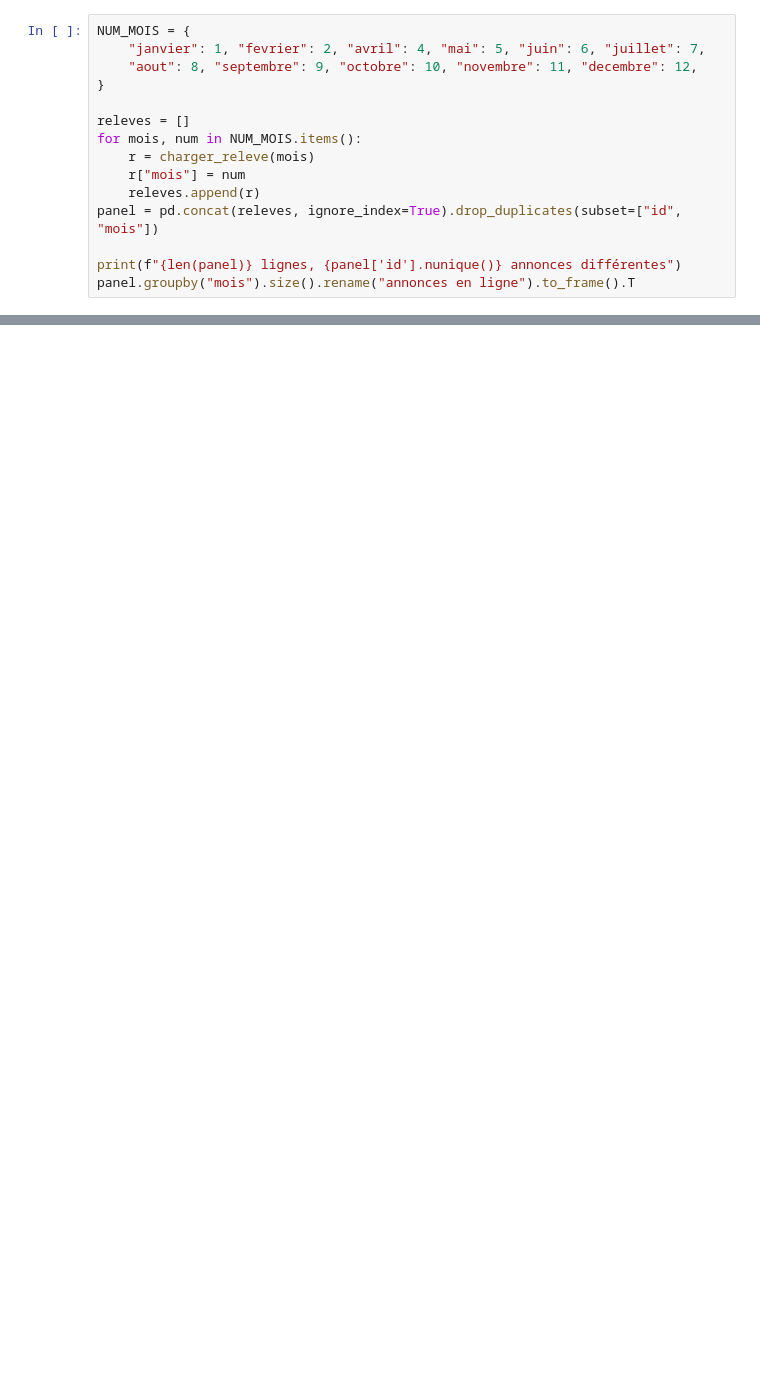
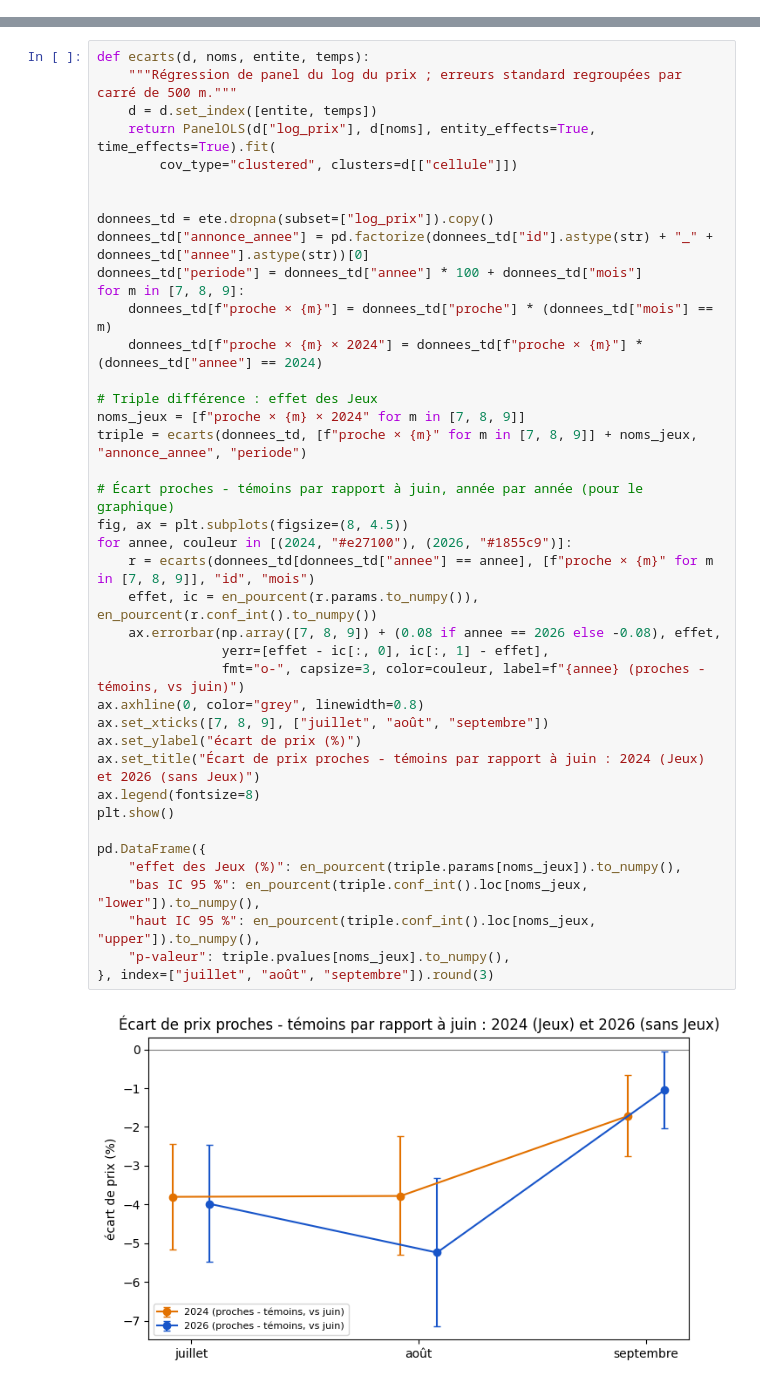
Before and after one commit to othmanerazki/Paris-2024-effet-olympique-sur-le-march-Airbnb, a Jupyter notebook: regression_sur_le_prix.ipynb, the cells around one changed output, grey strips where cells are left out. Drawn from its saved outputs; the diff is of its cells as text; blank space fills up the shorter version.

```diff
--- a/regression_sur_le_prix.ipynb
+++ b/regression_sur_le_prix.ipynb
@@ -457,15 +0,0 @@ On empile les 11 relevés de 2024 (pas de mois 3). Les relevés sont collectés
-# %%
-NUM_MOIS = {
-    "janvier": 1, "fevrier": 2, "avril": 4, "mai": 5, "juin": 6, "juillet": 7,
-    "aout": 8, "septembre": 9, "octobre": 10, "novembre": 11, "decembre": 12,
-}
-
-releves = []
-for mois, num in NUM_MOIS.items():
-    r = charger_releve(mois)
-    r["mois"] = num
-    releves.append(r)
-panel = pd.concat(releves, ignore_index=True).drop_duplicates(subset=["id", "mois"])
-
-print(f"{len(panel)} lignes, {panel['id'].nunique()} annonces différentes")
-panel.groupby("mois").size().rename("annonces en ligne").to_frame().T
@@ -779,0 +275,42 @@ Les Jeux ont donc surtout **déplacé la demande** vers les locations de courte
+# %%
+def ecarts(d, noms, entite, temps):
+    """Régression de panel du log du prix ; erreurs standard regroupées par carré de 500 m."""
+    d = d.set_index([entite, temps])
+    return PanelOLS(d["log_prix"], d[noms], entity_effects=True, time_effects=True).fit(
+        cov_type="clustered", clusters=d[["cellule"]])
+
+
+donnees_td = ete.dropna(subset=["log_prix"]).copy()
+donnees_td["annonce_annee"] = pd.factorize(donnees_td["id"].astype(str) + "_" + donnees_td["annee"].astype(str))[0]
+donnees_td["periode"] = donnees_td["annee"] * 100 + donnees_td["mois"]
+for m in [7, 8, 9]:
+    donnees_td[f"proche × {m}"] = donnees_td["proche"] * (donnees_td["mois"] == m)
+    donnees_td[f"proche × {m} × 2024"] = donnees_td[f"proche × {m}"] * (donnees_td["annee"] == 2024)
+
+# Triple différence : effet des Jeux
+noms_jeux = [f"proche × {m} × 2024" for m in [7, 8, 9]]
+triple = ecarts(donnees_td, [f"proche × {m}" for m in [7, 8, 9]] + noms_jeux, "annonce_annee", "periode")
+
+# Écart proches - témoins par rapport à juin, année par année (pour le graphique)
+fig, ax = plt.subplots(figsize=(8, 4.5))
+for annee, couleur in [(2024, "#e27100"), (2026, "#1855c9")]:
+    r = ecarts(donnees_td[donnees_td["annee"] == annee], [f"proche × {m}" for m in [7, 8, 9]], "id", "mois")
+    effet, ic = en_pourcent(r.params.to_numpy()), en_pourcent(r.conf_int().to_numpy())
+    ax.errorbar(np.array([7, 8, 9]) + (0.08 if annee == 2026 else -0.08), effet,
+                yerr=[effet - ic[:, 0], ic[:, 1] - effet],
+                fmt="o-", capsize=3, color=couleur, label=f"{annee} (proches - témoins, vs juin)")
+ax.axhline(0, color="grey", linewidth=0.8)
+ax.set_xticks([7, 8, 9], ["juillet", "août", "septembre"])
+ax.set_ylabel("écart de prix (%)")
+ax.set_title("Écart de prix proches - témoins par rapport à juin : 2024 (Jeux) et 2026 (sans Jeux)")
+ax.legend(fontsize=8)
+plt.show()
+
+pd.DataFrame({
+    "effet des Jeux (%)": en_pourcent(triple.params[noms_jeux]).to_numpy(),
+    "bas IC 95 %": en_pourcent(triple.conf_int().loc[noms_jeux, "lower"]).to_numpy(),
+    "haut IC 95 %": en_pourcent(triple.conf_int().loc[noms_jeux, "upper"]).to_numpy(),
+    "p-valeur": triple.pvalues[noms_jeux].to_numpy(),
+}, index=["juillet", "août", "septembre"]).round(3)
+# %% [output]
+[figure, added]
```
Also changed, not shown: parts of 59 cells of this notebook, 1 other file.
